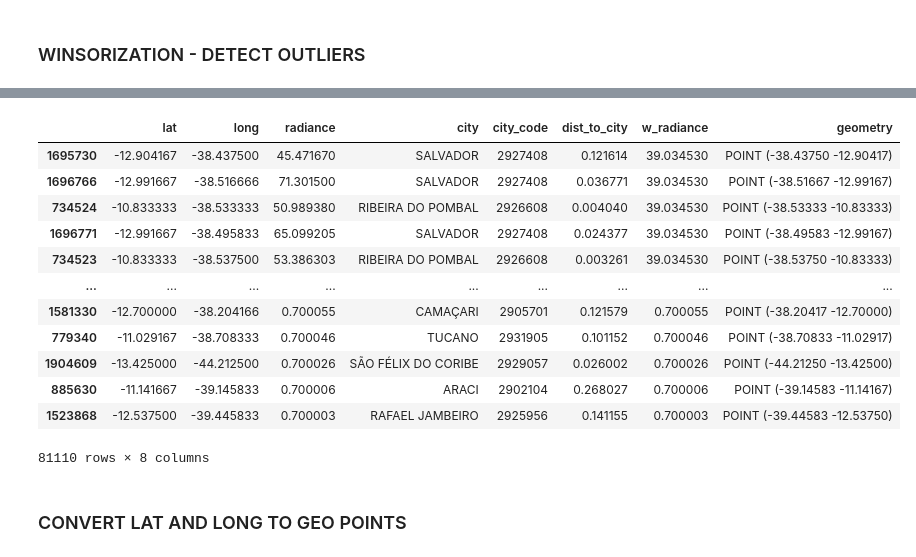
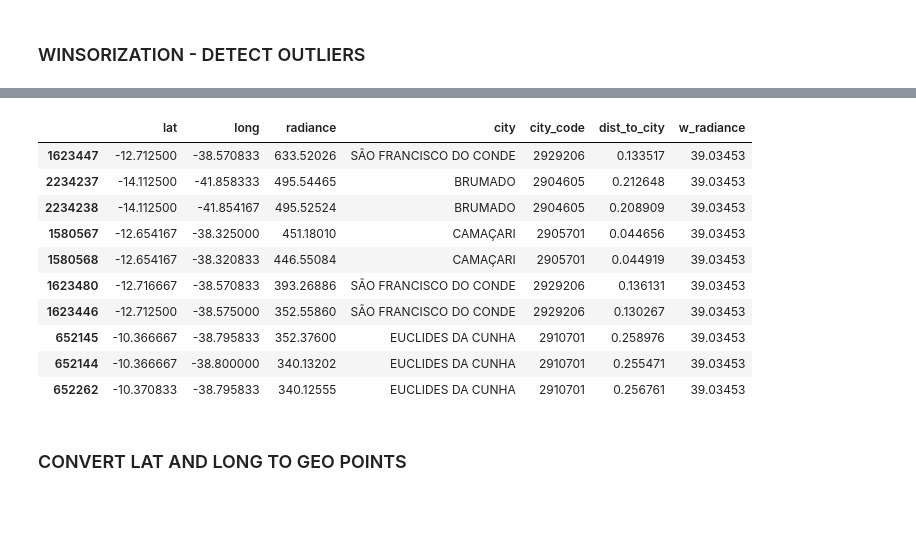
Before and after one commit to dev-jotape/predict_poverty_bahia, a Jupyter notebook: scripts/visualization/visualization_ba.ipynb, the cells around one changed output, grey strips where cells are left out. Cells and saved outputs as stored; diff of their text form; code cells hidden in the pictures; blank space fills up the shorter version.

```diff
--- a/scripts/visualization/bubble_map_ba.ipynb
+++ b/scripts/visualization/visualization_ba.ipynb
@@ -23,21 +45,19 @@ income_ba = pd.read_csv('../../model/income_avg_ba.csv')
 # %%
 all_nighttime_lights = all_nighttime_lights[all_nighttime_lights['radiance'] > 0]
 all_nighttime_lights['w_radiance'] = winsorize(all_nighttime_lights['radiance'],(0,0.001))
-all_nighttime_lights[all_nighttime_lights['radiance'] > 0.7].sort_values('w_radiance', ascending=False)
+all_nighttime_lights.sort_values('radiance', ascending=False).head(10)
 # %% [output]
-|  | lat | long | radiance | city | city_code | dist_to_city | w_radiance | geometry |
-| 1695730 | -12.904167 | -38.437500 | 45.471670 | SALVADOR | 2927408 | 0.121614 | 39.034530 | POINT (-38.43750 -12.90417) |
-| 1696766 | -12.991667 | -38.516666 | 71.301500 | SALVADOR | 2927408 | 0.036771 | 39.034530 | POINT (-38.51667 -12.99167) |
-| 734524 | -10.833333 | -38.533333 | 50.989380 | RIBEIRA DO POMBAL | 2926608 | 0.004040 | 39.034530 | POINT (-38.53333 -10.83333) |
-| 1696771 | -12.991667 | -38.495833 | 65.099205 | SALVADOR | 2927408 | 0.024377 | 39.034530 | POINT (-38.49583 -12.99167) |
-| 734523 | -10.833333 | -38.537500 | 53.386303 | RIBEIRA DO POMBAL | 2926608 | 0.003261 | 39.034530 | POINT (-38.53750 -10.83333) |
-| ... | ... | ... | ... | ... | ... | ... | ... | ... |
-| 1581330 | -12.700000 | -38.204166 | 0.700055 | CAMAÇARI | 2905701 | 0.121579 | 0.700055 | POINT (-38.20417 -12.70000) |
-| 779340 | -11.029167 | -38.708333 | 0.700046 | TUCANO | 2931905 | 0.101152 | 0.700046 | POINT (-38.70833 -11.02917) |
-| 1904609 | -13.425000 | -44.212500 | 0.700026 | SÃO FÉLIX DO CORIBE | 2929057 | 0.026002 | 0.700026 | POINT (-44.21250 -13.42500) |
-| 885630 | -11.141667 | -39.145833 | 0.700006 | ARACI | 2902104 | 0.268027 | 0.700006 | POINT (-39.14583 -11.14167) |
-| 1523868 | -12.537500 | -39.445833 | 0.700003 | RAFAEL JAMBEIRO | 2925956 | 0.141155 | 0.700003 | POINT (-39.44583 -12.53750) |
+|  | lat | long | radiance | city | city_code | dist_to_city | w_radiance |
+| 1623447 | -12.712500 | -38.570833 | 633.52026 | SÃO FRANCISCO DO CONDE | 2929206 | 0.133517 | 39.03453 |
+| 2234237 | -14.112500 | -41.858333 | 495.54465 | BRUMADO | 2904605 | 0.212648 | 39.03453 |
+| 2234238 | -14.112500 | -41.854167 | 495.52524 | BRUMADO | 2904605 | 0.208909 | 39.03453 |
+| 1580567 | -12.654167 | -38.325000 | 451.18010 | CAMAÇARI | 2905701 | 0.044656 | 39.03453 |
+| 1580568 | -12.654167 | -38.320833 | 446.55084 | CAMAÇARI | 2905701 | 0.044919 | 39.03453 |
+| 1623480 | -12.716667 | -38.570833 | 393.26886 | SÃO FRANCISCO DO CONDE | 2929206 | 0.136131 | 39.03453 |
+| 1623446 | -12.712500 | -38.575000 | 352.55860 | SÃO FRANCISCO DO CONDE | 2929206 | 0.130267 | 39.03453 |
+| 652145 | -10.366667 | -38.795833 | 352.37600 | EUCLIDES DA CUNHA | 2910701 | 0.258976 | 39.03453 |
+| 652144 | -10.366667 | -38.800000 | 340.13202 | EUCLIDES DA CUNHA | 2910701 | 0.255471 | 39.03453 |
+| 652262 | -10.370833 | -38.795833 | 340.12555 | EUCLIDES DA CUNHA | 2910701 | 0.256761 | 39.03453 |
-81110 rows × 8 columns
 # %% [markdown]
 ### CONVERT LAT AND LONG TO GEO POINTS
 # %%
```
Also changed, not shown: parts of 17 cells of this notebook, 6 other files.
